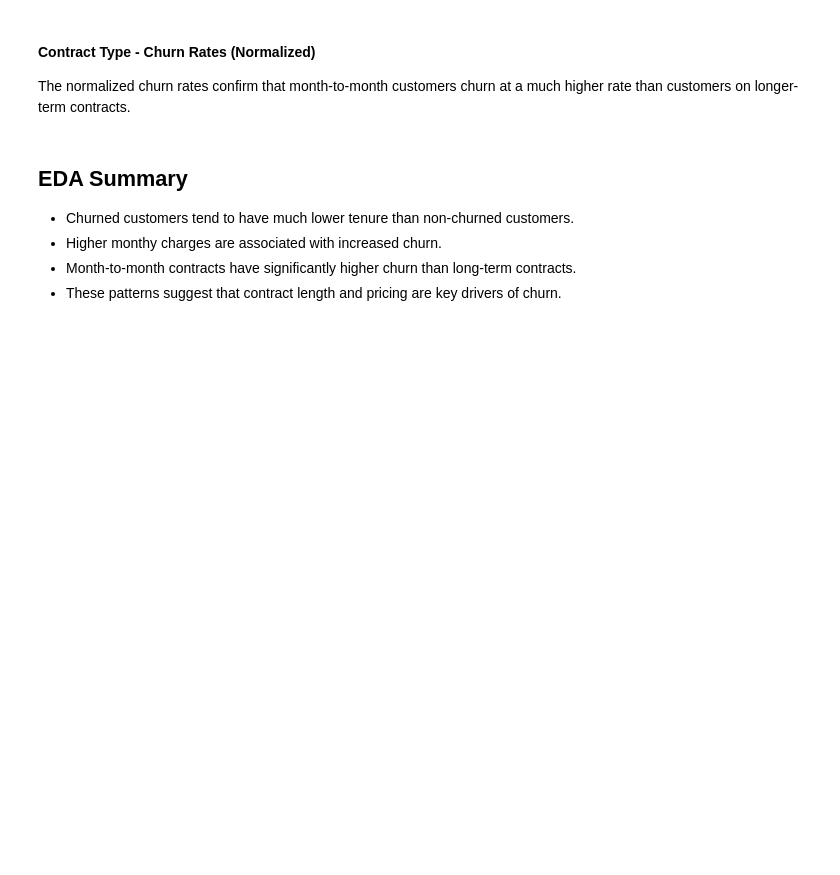
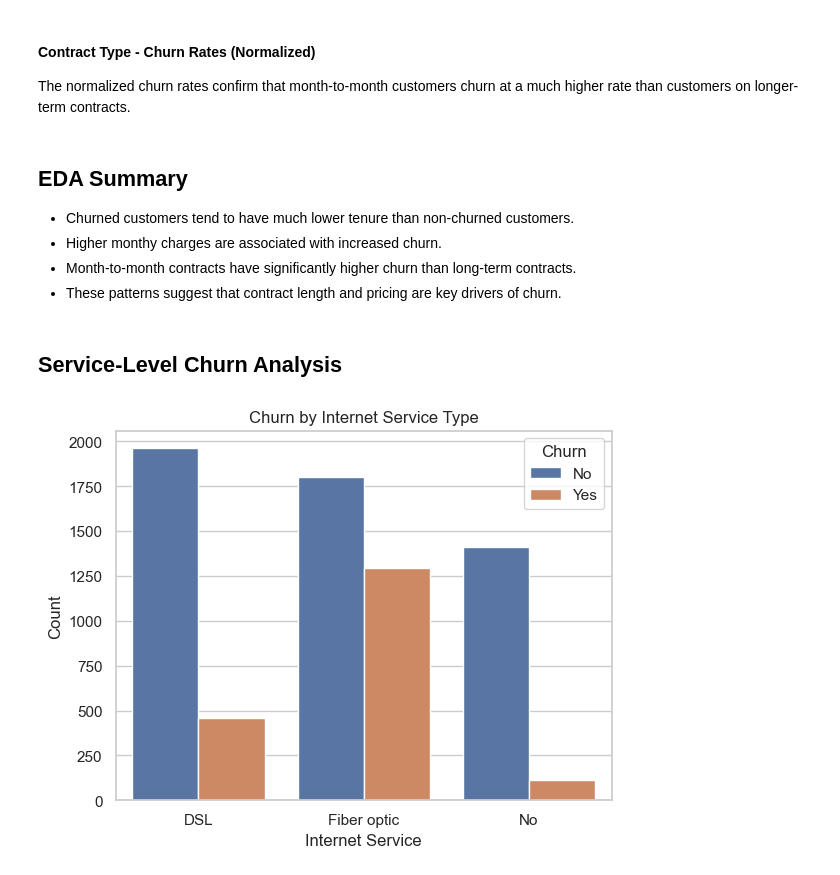
Before and after one commit to japjot-singh08/telco-customer-churn, a Jupyter notebook: customer_churn_analysis.ipynb, the cells around one changed output. Drawn from its saved outputs; the diff is of its cells as text; code cells hidden in the pictures; blank space fills up the shorter version.

Commit message:
Add service-level churn analysis

```diff
--- a/customer_churn_analysis.ipynb
+++ b/customer_churn_analysis.ipynb
@@ -240,3 +240,13 @@ The normalized churn rates confirm that month-to-month customers churn at a much
 - Higher monthy charges are associated with increased churn.
 - Month-to-month contracts have significantly higher churn than long-term contracts.
 - These patterns suggest that contract length and pricing are key drivers of churn.
+# %% [markdown]
+## Service-Level Churn Analysis
+# %%
+sns.countplot(x='InternetService', hue='Churn', data=data)
+plt.title('Churn by Internet Service Type')
+plt.xlabel('Internet Service')
+plt.ylabel('Count')
+plt.show()
+# %% [output]
+[figure, added]
```
Also changed, not shown: parts of 8 cells of this notebook.
